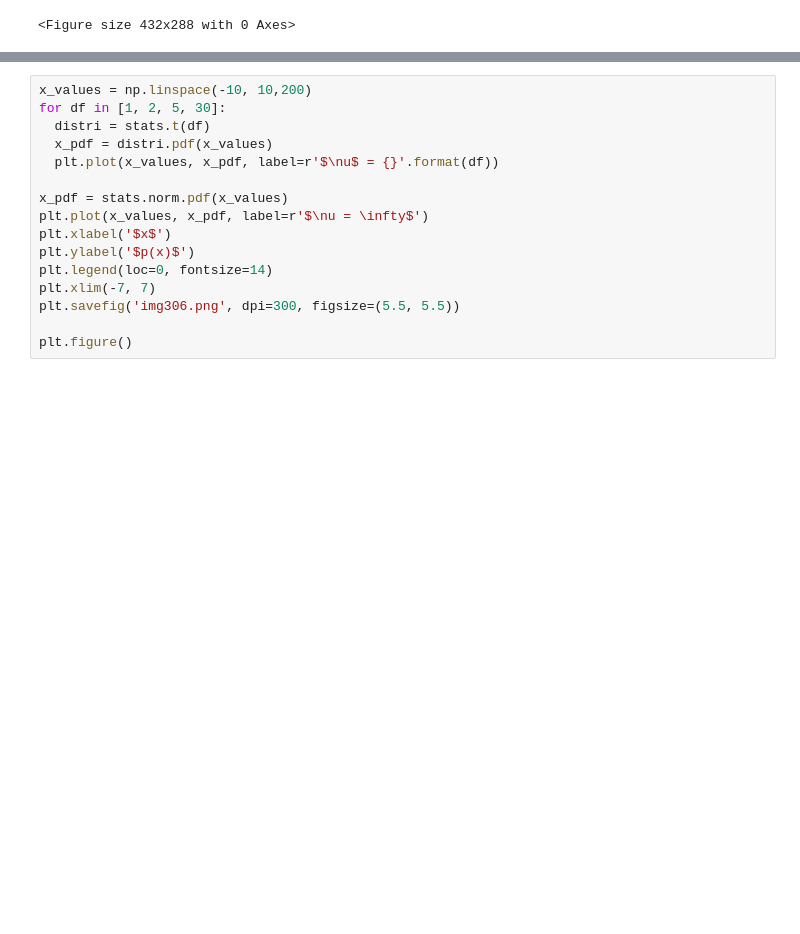
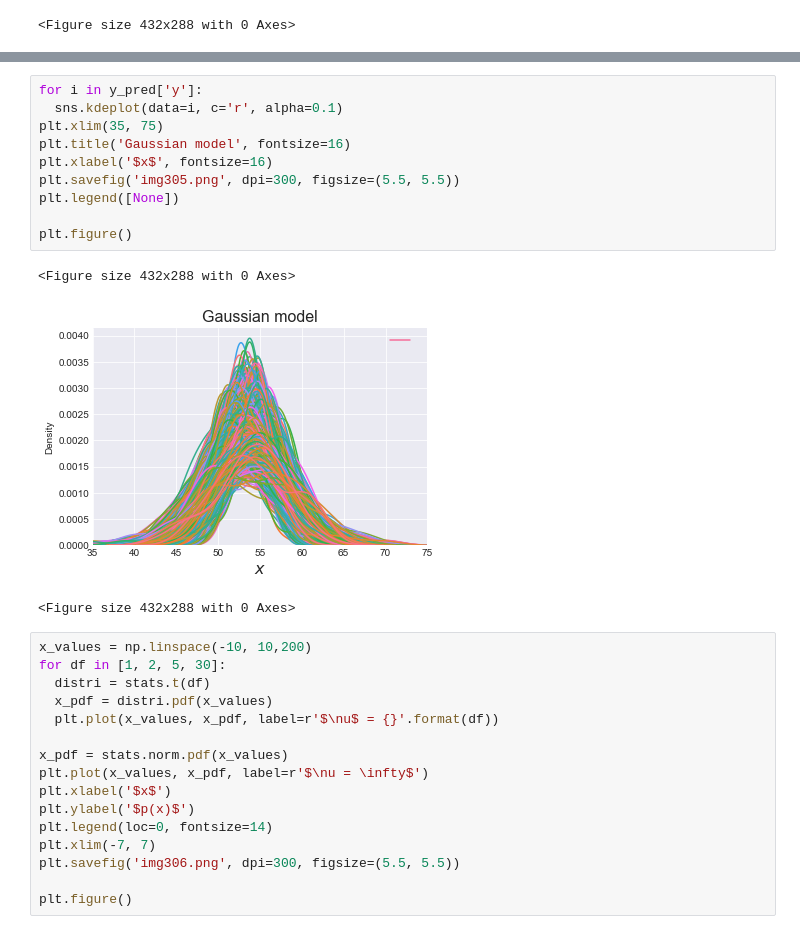
Before and after one commit to kojik-umich/BAP, a Jupyter notebook: my_Chapter3.ipynb, the cells around one changed output, grey strips where cells are left out. Saved outputs shown, nothing was run; the diff lists cells and outputs as text; blank space fills up the shorter version.

```diff
--- a/my_Chapter3.ipynb
+++ b/my_Chapter3.ipynb
@@ -79,3 +93,17 @@ plt.figure()
+# %%
+for i in y_pred['y']:
+  sns.kdeplot(data=i, c='r', alpha=0.1)
+plt.xlim(35, 75)
+plt.title('Gaussian model', fontsize=16)
+plt.xlabel('$x$', fontsize=16)
+plt.savefig('img305.png', dpi=300, figsize=(5.5, 5.5))
+plt.legend([None])
+
+plt.figure()
+# %% [output]
+<Figure size 432x288 with 0 Axes>
+[figure, added]
+<Figure size 432x288 with 0 Axes>
 # %%
 x_values = np.linspace(-10, 10,200)
 for df in [1, 2, 5, 30]:
```
Also changed, not shown: parts of 20 cells of this notebook, 12 other files.
